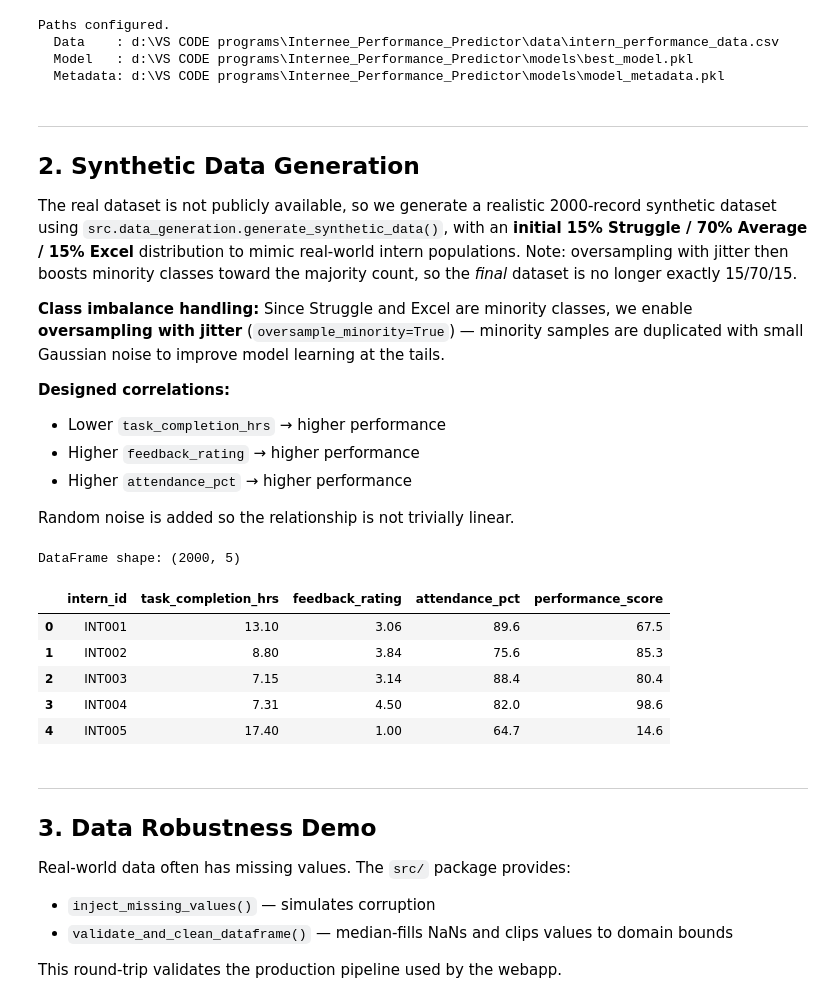
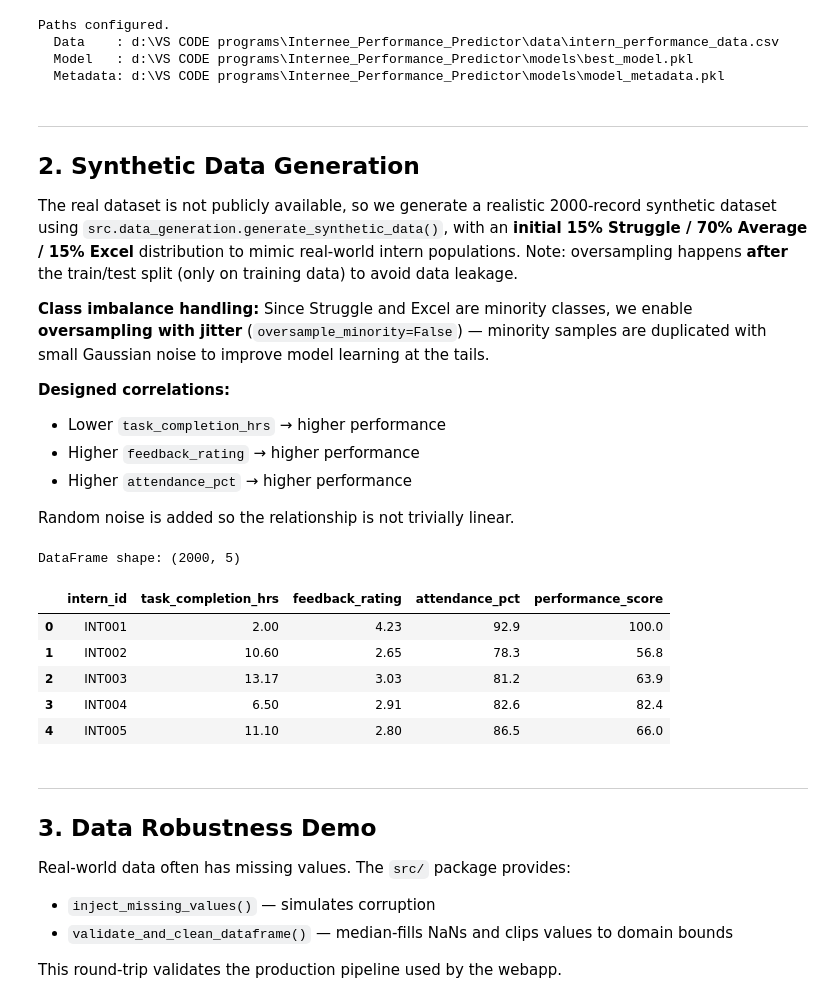
Before and after one commit to awais-dev-ai/Internee_Performance_Predictor, a Jupyter notebook: notebooks/Intern_Performance_Analysis.ipynb, the cells around one changed output. Cells and saved outputs as stored; diff of their text form; code cells hidden in the pictures.

```diff
--- a/notebooks/Intern_Performance_Analysis.ipynb
+++ b/notebooks/Intern_Performance_Analysis.ipynb
@@ -103,9 +105,9 @@ Paths configured.
 ---
 ## 2. Synthetic Data Generation
 
-The real dataset is not publicly available, so we generate a realistic 2000‑record synthetic dataset using `src.data_generation.generate_synthetic_data()`, with an **initial 15% Struggle / 70% Average / 15% Excel** distribution to mimic real-world intern populations. Note: oversampling with jitter then boosts minority classes toward the majority count, so the *final* dataset is no longer exactly 15/70/15.
+The real dataset is not publicly available, so we generate a realistic 2000‑record synthetic dataset using `src.data_generation.generate_synthetic_data()`, with an **initial 15% Struggle / 70% Average / 15% Excel** distribution to mimic real-world intern populations. Note: oversampling happens **after** the train/test split (only on training data) to avoid data leakage.
 
-**Class imbalance handling:** Since Struggle and Excel are minority classes, we enable **oversampling with jitter** (`oversample_minority=True`) — minority samples are duplicated with small Gaussian noise to improve model learning at the tails.
+**Class imbalance handling:** Since Struggle and Excel are minority classes, we enable **oversampling with jitter** (`oversample_minority=False`) — minority samples are duplicated with small Gaussian noise to improve model learning at the tails.
 
 **Designed correlations:**
 - Lower `task_completion_hrs` → higher performance
@@ -115,17 +117,17 @@ The real dataset is not publicly available, so we generate a realistic 2000‑re
 Random noise is added so the relationship is not trivially linear.
 # %%
 # Generate synthetic dataset (2000 samples with oversampling for minority classes)
-df = generate_synthetic_data(n_samples=2000, seed=SEED, save_path=DATA_PATH, oversample_minority=True)
+df = generate_synthetic_data(n_samples=2000, seed=SEED, save_path=DATA_PATH, oversample_minority=False)
 print(f"DataFrame shape: {df.shape}")
 display(df.head())
 # %% [output]
 DataFrame shape: (2000, 5)
 |  | intern_id | task_completion_hrs | feedback_rating | attendance_pct | performance_score |
-| 0 | INT001 | 13.10 | 3.06 | 89.6 | 67.5 |
-| 1 | INT002 | 8.80 | 3.84 | 75.6 | 85.3 |
-| 2 | INT003 | 7.15 | 3.14 | 88.4 | 80.4 |
-| 3 | INT004 | 7.31 | 4.50 | 82.0 | 98.6 |
-| 4 | INT005 | 17.40 | 1.00 | 64.7 | 14.6 |
+| 0 | INT001 | 2.00 | 4.23 | 92.9 | 100.0 |
+| 1 | INT002 | 10.60 | 2.65 | 78.3 | 56.8 |
+| 2 | INT003 | 13.17 | 3.03 | 81.2 | 63.9 |
+| 3 | INT004 | 6.50 | 2.91 | 82.6 | 82.4 |
+| 4 | INT005 | 11.10 | 2.80 | 86.5 | 66.0 |
 # %% [markdown]
 ---
 ## 3. Data Robustness Demo
```
Also changed, not shown: parts of 15 cells of this notebook, 8 other files.
